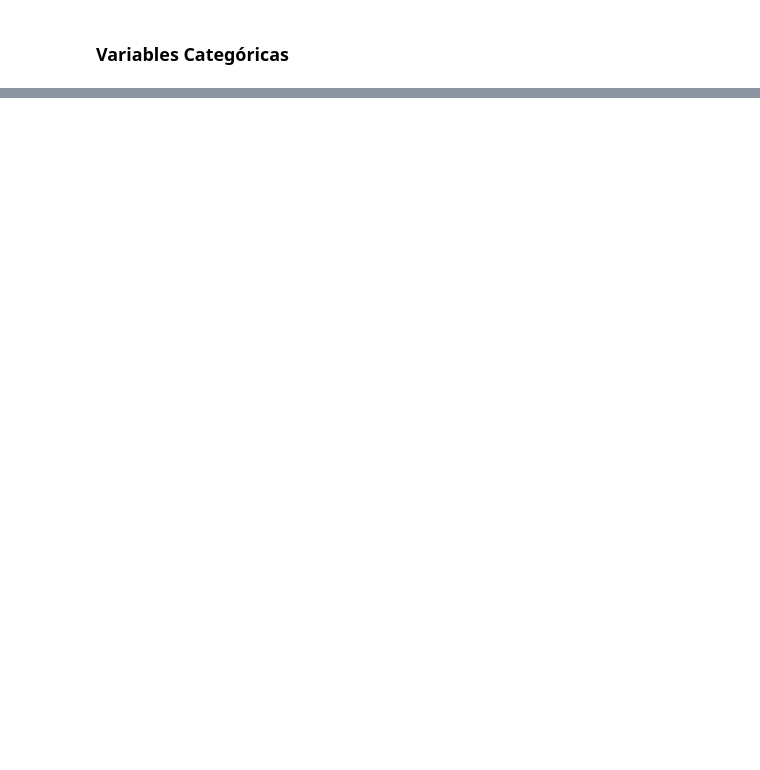
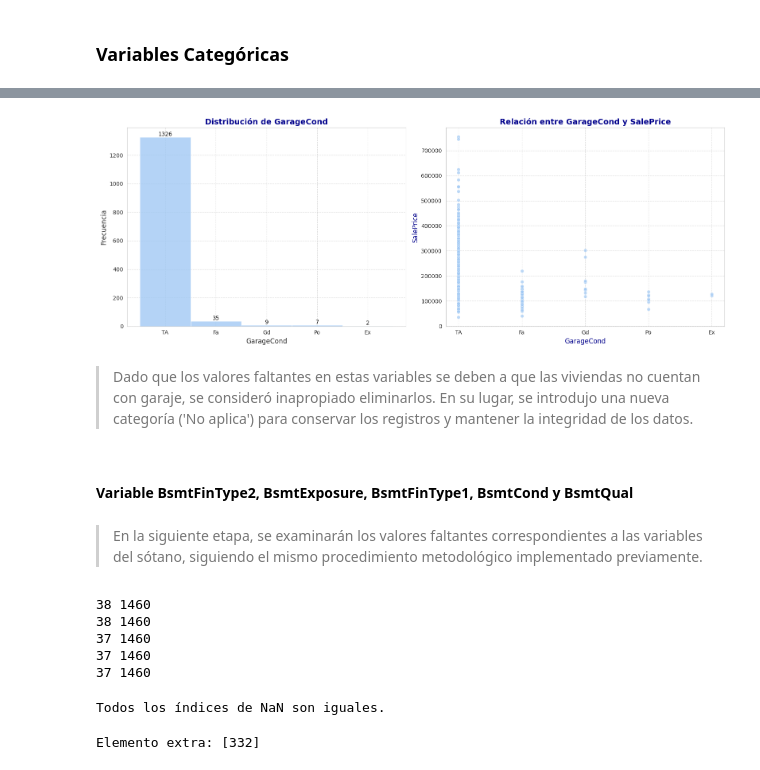
Before and after one commit to 1Dnns/Regression-Projects, a Jupyter notebook: House Prices/notebooks/feacture_engineering.ipynb, the cells around one changed output, grey strips where cells are left out. Saved outputs shown, nothing was run; the diff lists cells and outputs as text; code cells hidden in the pictures; blank space fills up the shorter version.

```diff
--- a/House Prices/notebooks/feacture_engineering.ipynb
+++ b/House Prices/notebooks/feacture_engineering.ipynb
@@ -213,0 +308,22 @@ por hacer
+# %%
+analizar_columna_cat(data_train, data_train,'GarageCond')
+# %% [output]
+[figure, added]
+# %% [markdown]
+> Dado que los valores faltantes en estas variables se deben a que las viviendas no cuentan con garaje, se consideró inapropiado eliminarlos. En su lugar, se introdujo una nueva categoría ('No aplica') para conservar los registros y mantener la integridad de los datos.
+# %% [markdown]
+#### Variable BsmtFinType2, BsmtExposure, BsmtFinType1, BsmtCond y BsmtQual
+# %% [markdown]
+> En la siguiente etapa, se examinarán los valores faltantes correspondientes a las variables del sótano, siguiendo el mismo procedimiento metodológico implementado previamente.
+# %%
+print(data_train['BsmtFinType2'].isnull().sum(), len(data_train))
+print(data_train['BsmtExposure'].isnull().sum(), len(data_train))
+print(data_train['BsmtFinType1'].isnull().sum(), len(data_train))
+print(data_train['BsmtCond'].isnull().sum(), len(data_train))
+print(data_train['BsmtQual'].isnull().sum(), len(data_train))
+# %% [output]
+38 1460
+38 1460
+37 1460
+37 1460
+37 1460
@@ -213,0 +340,10 @@ por hacer
+# %%
+if idx_nan_BFT1 == idx_nan_BC == idx_nan_BQ:
+    print("Todos los índices de NaN son iguales.")
+# %% [output]
+Todos los índices de NaN son iguales.
+# %%
+extra = list(set(idx_nan_BFT2) - set(idx_nan_BFT1))
+print("Elemento extra:", extra)
+# %% [output]
+Elemento extra: [332]
```
Also changed, not shown: parts of 43 cells of this notebook.
